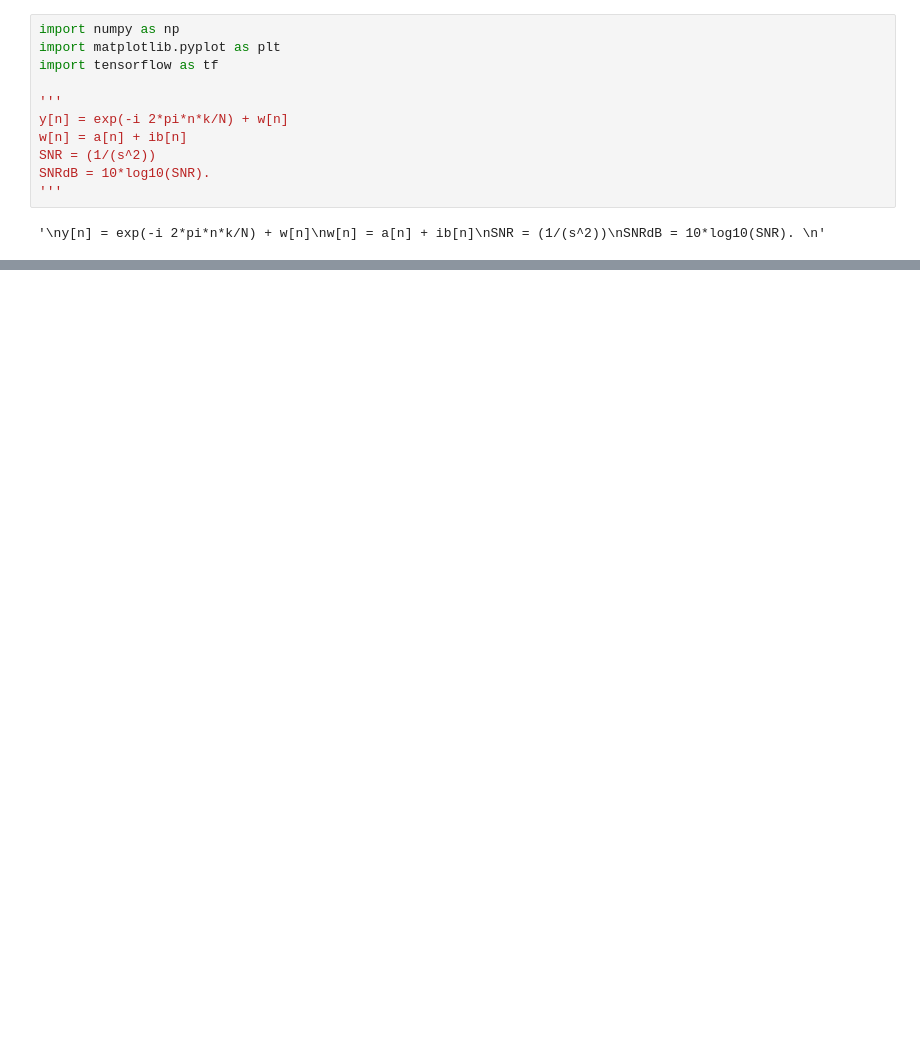
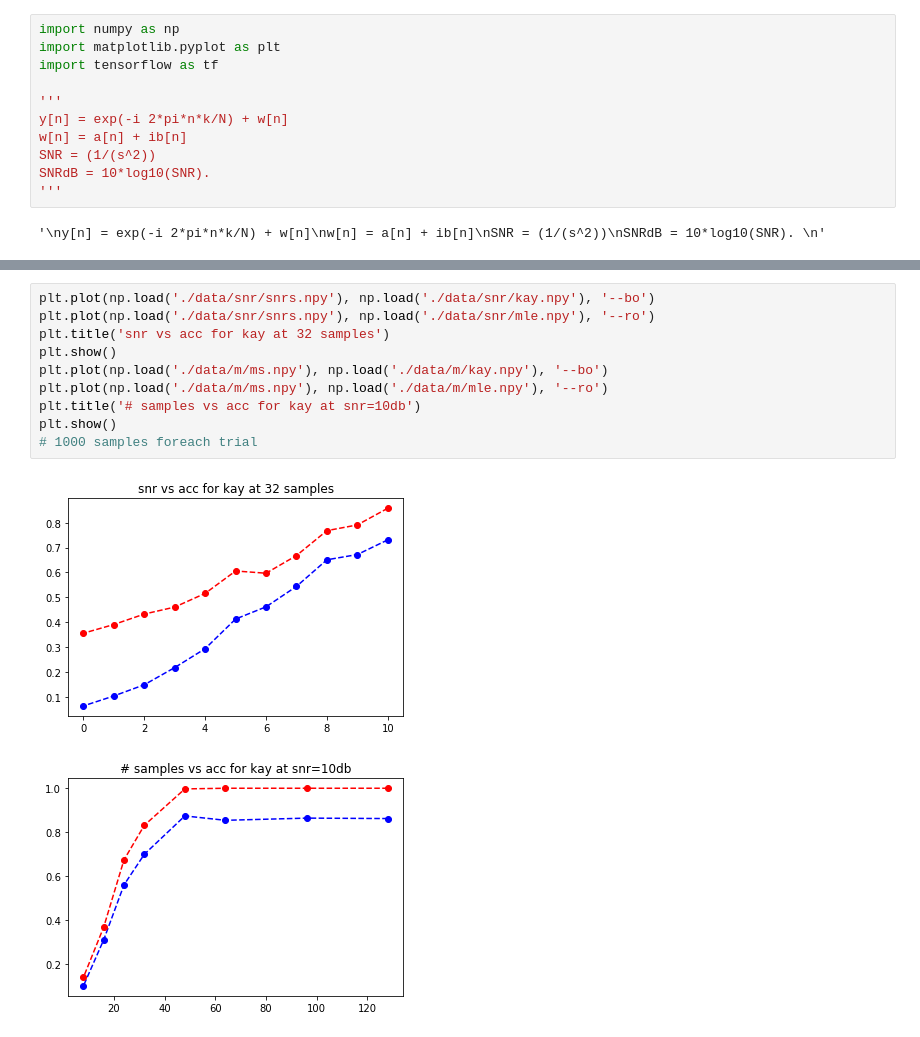
Before and after one commit to shloak/frequency, a Jupyter notebook: data_gen.ipynb, the cells around one changed output, grey strips where cells are left out. Cells and saved outputs as stored; diff of their text form; blank space fills up the shorter version.

```diff
--- a/data_gen.ipynb
+++ b/data_gen.ipynb
@@ -133,3 +213,16 @@ print(freq)
+# %%
+plt.plot(np.load('./data/snr/snrs.npy'), np.load('./data/snr/kay.npy'), '--bo')
+plt.plot(np.load('./data/snr/snrs.npy'), np.load('./data/snr/mle.npy'), '--ro')
+plt.title('snr vs acc for kay at 32 samples')
+plt.show()
+plt.plot(np.load('./data/m/ms.npy'), np.load('./data/m/kay.npy'), '--bo')
+plt.plot(np.load('./data/m/ms.npy'), np.load('./data/m/mle.npy'), '--ro')
+plt.title('# samples vs acc for kay at snr=10db')
+plt.show()
+# 1000 samples foreach trial
+# %% [output]
+[figure, added]
+[figure, added]
 # %%
 '''snr = -10
 N = 512
```
Also changed, not shown: parts of 15 cells of this notebook, 6 other files.
